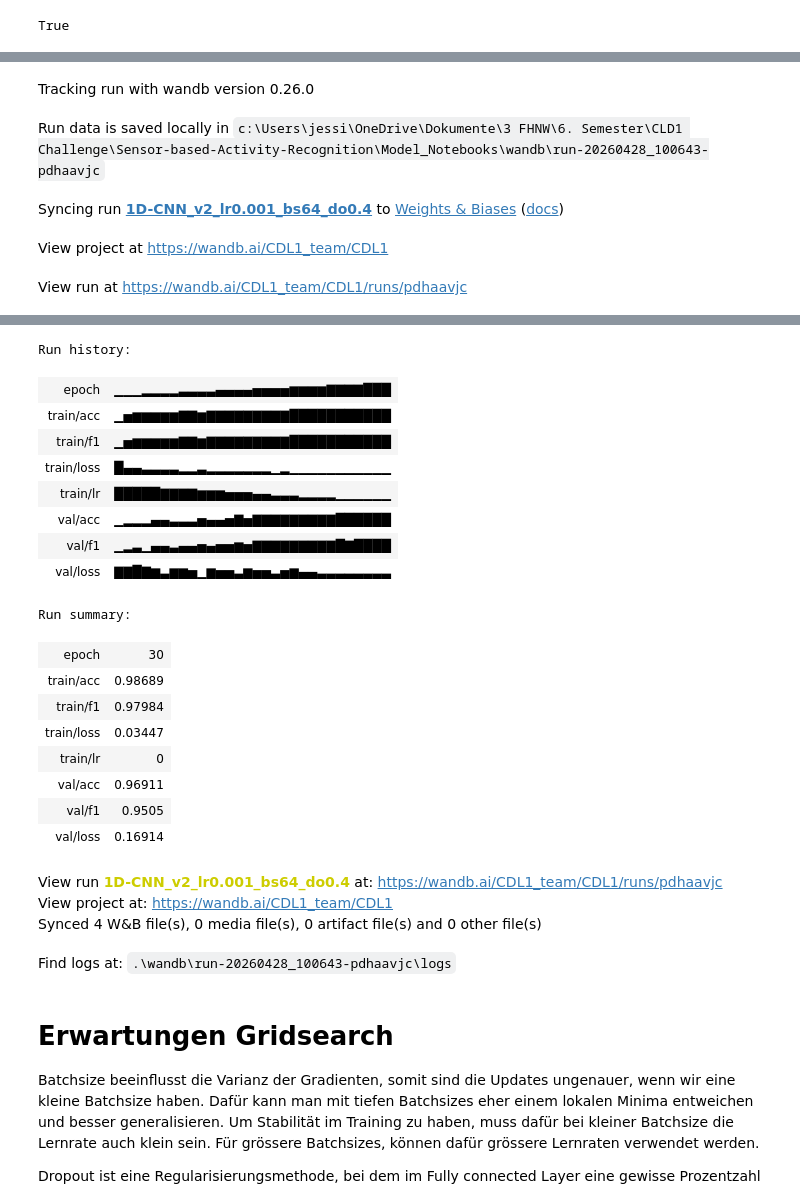
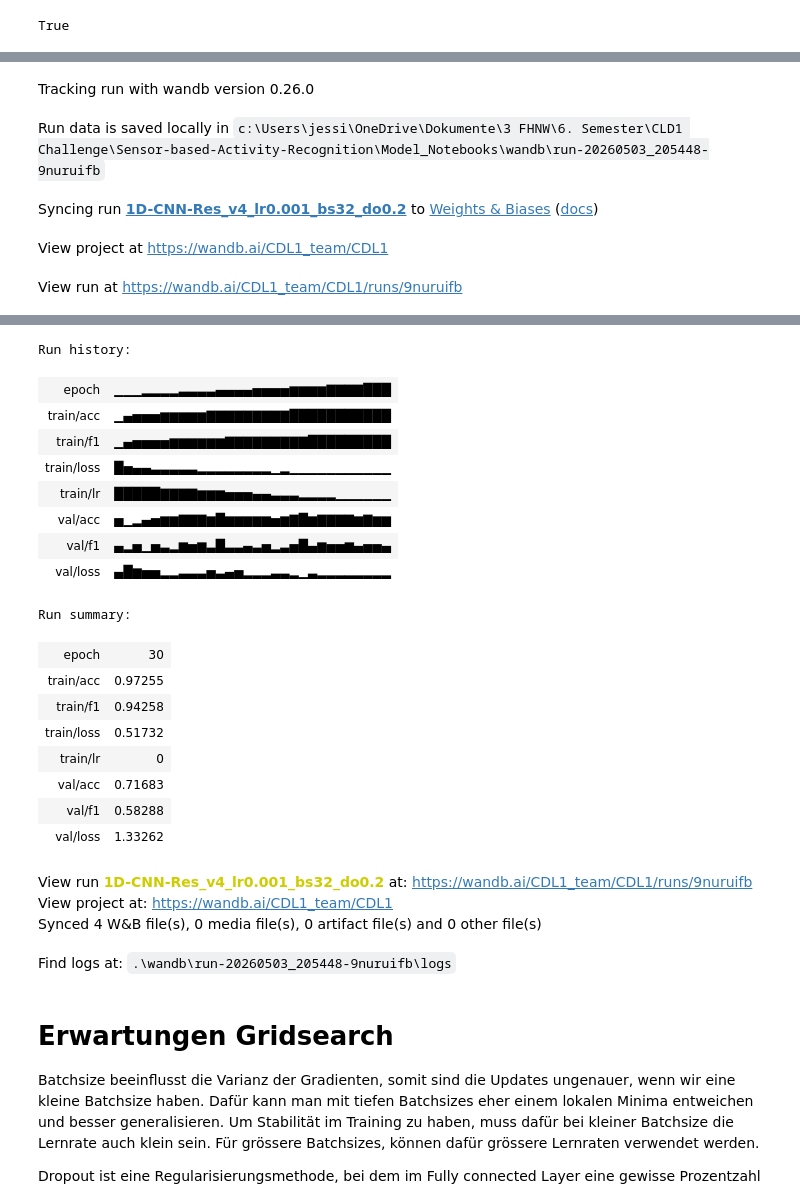
Before and after one commit to raphaelschuepbach/Sensor-based-Activity-Recognition, a Jupyter notebook: Model_Notebooks/Deep_Learning.ipynb, the cells around one changed output, grey strips where cells are left out. Cells and saved outputs as stored; diff of their text form; code cells hidden in the pictures.

```diff
--- a/Model_Notebooks/Deep_Learning.ipynb
+++ b/Model_Notebooks/Deep_Learning.ipynb
@@ -110,12 +170,26 @@ def evaluate(model, loader, criterion, device):
     return {"loss": avg_loss, "acc": acc, "f1": f1}
 
 def augment(X_batch):
-    """Gaussian Noise + Amplitude Scaling direkt auf dem Batch-Tensor."""
-    # Gaussian Noise
+        # Gaussian Noise
     X_batch = X_batch + torch.randn_like(X_batch) * 0.01
+
     # Amplitude Scaling: pro Sample ein zufälliger Faktor zwischen 0.9 und 1.1
     scale = 0.9 + torch.rand(X_batch.size(0), 1, 1, device=X_batch.device) * 0.2
     X_batch = X_batch * scale
+
+    # Channel Dropout: einzelne Sensorkanäle auf 0 setzen
+    B, C, T = X_batch.shape
+    if torch.rand(1).item() < 0.3:
+        ch = torch.randint(0, C, (1,)).item()
+        X_batch[:, ch, :] = 0
+
+    # Time Warping: zufälliger zeitlicher Shift
+    shift = torch.randint(-10, 10, (1,)).item()
+    X_batch = torch.roll(X_batch, shifts=shift, dims=2)
+
+    # Magnitude Warping: per-Kanal leichte Skalierung
+    mag = 0.95 + torch.rand(B, C, 1, device=X_batch.device) * 0.1
+    X_batch = X_batch * mag
     return X_batch
 
 def train(config, train_ds, test_ds, device, project="CDL1"):
@@ -139,7 +213,7 @@ def train(config, train_ds, test_ds, device, project="CDL1"):
         project=project,
         entity="CDL1_team",
         config=config,
-        name=f"1D-CNN_v2_lr{config['lr']}_bs{config['batch_size']}_do{config['dropout']}{fold_suffix}"
+        name=f"1D-CNN-Res_v4_lr{config['lr']}_bs{config['batch_size']}_do{config['dropout']}{fold_suffix}"
     )
     cfg = wandb.config
 
@@ -148,9 +222,9 @@ def train(config, train_ds, test_ds, device, project="CDL1"):
     test_loader = DataLoader(test_ds,  batch_size=cfg.batch_size, shuffle=False)
 
     # Modell, Optimizer, Loss festlegen, Adam passt die Lernrate während dem Training an
-    model = CNN1D(cfg.n_features, cfg.n_classes, dropout=cfg.dropout).to(device)
+    model = CNN1D_Residual(cfg.n_features, cfg.n_classes, dropout=cfg.dropout).to(device)
     optimizer = torch.optim.Adam(model.parameters(), lr=cfg.lr)
-    criterion = nn.CrossEntropyLoss()
+    criterion = nn.CrossEntropyLoss(label_smoothing=0.1)
     scheduler = torch.optim.lr_scheduler.CosineAnnealingLR(optimizer, T_max=cfg.epochs)
 
     wandb.watch(model, log="all", log_freq=50)
@@ -230,60 +304,61 @@ def train(config, train_ds, test_ds, device, project="CDL1"):
 
     # Bestes Modell laden und zurückgeben
     model.load_state_dict(best_state)
+    wandb.unwatch(model)
     wandb.finish()
 
     return model, history
 # %%
 # windowing_size und step_size sind im sliding window der Datenbearbeitung vorhanden und dienen nur der Dokumentation
 config = {
     "model": "1D-CNN",
     "window_size": 100,
     "step_size": 50,
-    "batch_size": 64,
+    "batch_size": 32,
     "lr": 0.001,
     "epochs": 30,
     "n_features": 13,
     "n_classes": len(le.classes_),
-    "dropout": 0.4
+    "dropout": 0.2
 }
 
 model, history = train(
     config = config,
     train_ds = train_ds,
     test_ds = test_ds,
     device = device,
     project = "CDL1"
 )
 # %% [output]
 [interactive output not drawn]
 Tracking run with wandb version 0.26.0
-Run data is saved locally in c:\Users\jessi\OneDrive\Dokumente\3 FHNW\6. Semester\CLD1 Challenge\Sensor-based-Activity-Recognition\Model_Notebooks\wandb\run-20260428_100643-pdhaavjc
+Run data is saved locally in c:\Users\jessi\OneDrive\Dokumente\3 FHNW\6. Semester\CLD1 Challenge\Sensor-based-Activity-Recognition\Model_Notebooks\wandb\run-20260503_205448-9nuruifb
-Syncing run 1D-CNN_v2_lr0.001_bs64_do0.4 to Weights & Biases (docs)
+Syncing run 1D-CNN-Res_v4_lr0.001_bs32_do0.2 to Weights & Biases (docs)
 View project at https://wandb.ai/CDL1_team/CDL1
-View run at https://wandb.ai/CDL1_team/CDL1/runs/pdhaavjc
+View run at https://wandb.ai/CDL1_team/CDL1/runs/9nuruifb
 [interactive output not drawn]
 Run history:
 | epoch | ▁▁▁▂▂▂▂▃▃▃▃▄▄▄▄▅▅▅▅▆▆▆▆▇▇▇▇███ |
-| train/acc | ▁▅▆▆▆▆▆▇▇▆▇▇▇▇▇▇▇▇▇███████████ |
-| train/f1 | ▁▅▆▆▆▆▆▇▇▆▇▇▇▇▇▇▇▇▇███████████ |
-| train/loss | █▄▄▃▃▃▃▂▂▃▂▂▂▂▂▂▂▁▂▁▁▁▁▁▁▁▁▁▁▁ |
+| train/acc | ▁▄▅▅▅▆▆▆▆▆▇▇▇▇▇▇▇▇▇███████████ |
+| train/f1 | ▁▄▅▅▅▅▆▆▆▆▆▆▇▇▇▇▇▇▇▇▇█████████ |
+| train/loss | █▅▄▄▃▃▃▃▃▂▂▂▂▂▂▂▂▁▂▁▁▁▁▁▁▁▁▁▁▁ |
 | train/lr | █████▇▇▇▇▆▆▆▅▅▅▄▄▃▃▃▂▂▂▂▁▁▁▁▁▁ |
-| val/acc | ▁▂▂▂▄▄▃▃▃▅▄▄▅▇▅▇▇▇▇▇▇▇▇▇██████ |
-| val/f1 | ▁▂▃▁▄▄▃▄▄▅▄▅▅▆▅▇▇▇▇▇▇▇▇▇█▇████ |
-| val/loss | ▇▇█▇▆▃▆▆▅▁▆▅▅▃▆▅▅▃▅▆▄▄▃▃▃▃▃▃▃▃ |
+| val/acc | ▅▁▂▄▅▆▆▇▇▇▆█▆▆▆▆▆▅▆▇█▆▇▇▇▇▆▇▆▆ |
+| val/f1 | ▄▂▅▁▅▃▂▆▅▆▃█▃▃▄▃▅▂▃▅█▄▆▅▅▆▄▅▅▄ |
+| val/loss | ▄█▆▅▅▂▂▃▃▃▅▃▄▅▂▂▂▃▃▂▁▃▂▂▂▂▂▂▂▂ |
 Run summary:
 | epoch | 30 |
-| train/acc | 0.98689 |
-| train/f1 | 0.97984 |
-| train/loss | 0.03447 |
+| train/acc | 0.97255 |
+| train/f1 | 0.94258 |
+| train/loss | 0.51732 |
 | train/lr | 0 |
-| val/acc | 0.96911 |
-| val/f1 | 0.9505 |
-| val/loss | 0.16914 |
+| val/acc | 0.71683 |
+| val/f1 | 0.58288 |
+| val/loss | 1.33262 |
-View run 1D-CNN_v2_lr0.001_bs64_do0.4 at: https://wandb.ai/CDL1_team/CDL1/runs/pdhaavjc
+View run 1D-CNN-Res_v4_lr0.001_bs32_do0.2 at: https://wandb.ai/CDL1_team/CDL1/runs/9nuruifb
 View project at: https://wandb.ai/CDL1_team/CDL1
 Synced 4 W&B file(s), 0 media file(s), 0 artifact file(s) and 0 other file(s)
-Find logs at: .\wandb\run-20260428_100643-pdhaavjc\logs
+Find logs at: .\wandb\run-20260503_205448-9nuruifb\logs
 # %% [markdown]
 # Erwartungen Gridsearch
 
```
Also changed, not shown: parts of 12 cells of this notebook.
